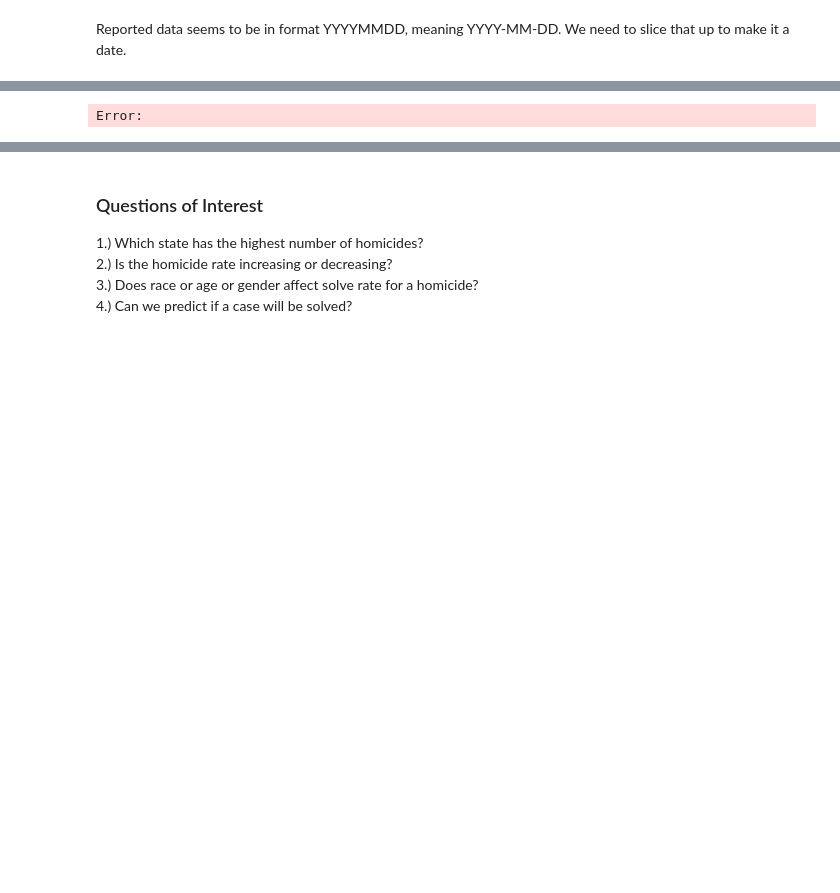
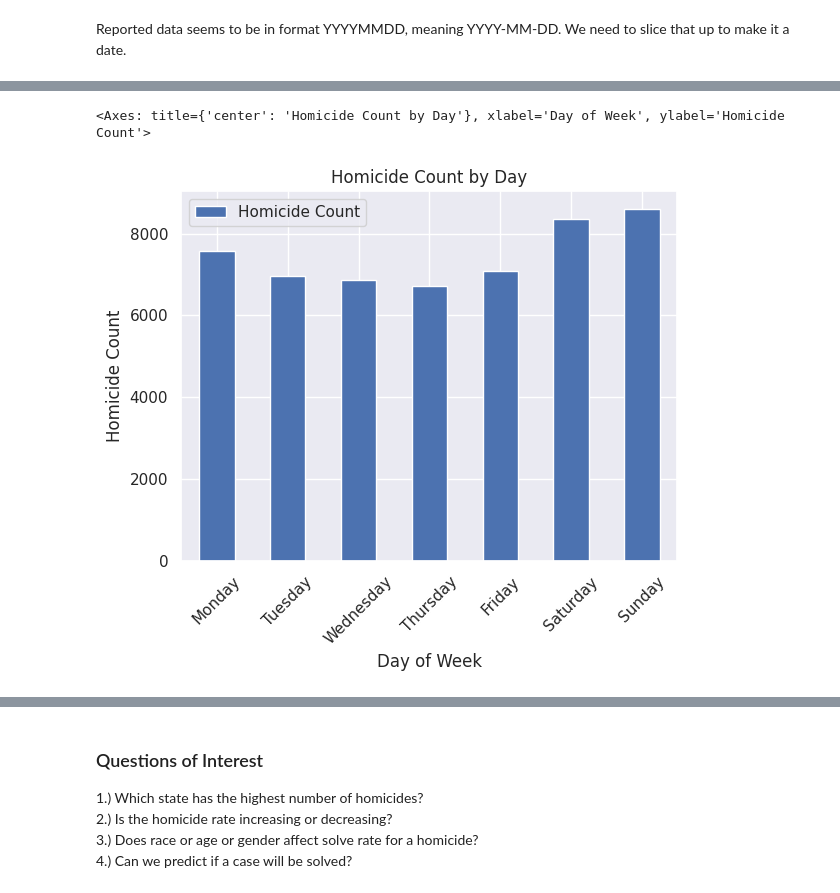
Before and after one commit to mattsthilaire/Weekly-DS-Notebooks, a Jupyter notebook: Week 1 - Homicide Data/Homicide_Data.ipynb, the cells around one changed output, grey strips where cells are left out. Saved outputs shown, nothing was run; the diff lists cells and outputs as text; code cells hidden in the pictures; blank space fills up the shorter version.

```diff
--- a/Week 1 - Homicide Data/Homicide_Data.ipynb
+++ b/Week 1 - Homicide Data/Homicide_Data.ipynb
@@ -107,12 +166,10 @@ Error:
 # %%
-day_name_mapping = {
-    0: "Monday",
-    1: "Tuesday",
-    2: "Wednesday",
-    3: "Thursday",
-    4: "Friday",
-    5: "Saturday",
-    6: "Sunday",
-}
+day_name_mapping = {0: "Monday",
+                    1: "Tuesday",
+                    2: "Wednesday",
+                    3: "Thursday",
+                    4: "Friday",
+                    5: "Saturday",
+                    6: "Sunday",}
 
-day_reverse_mapping = {v: k for k, v in day_name_mapping.items()}
+day_reverse_mapping = {v:k for k,v in day_name_mapping.items()}
@@ -125,4 +178,2 @@ Error:
 # %%
-day_homicides = df.groupby("day_of_week_name", as_index=False).count()[
-    ["day_of_week_name", "uid"]
-]
+day_homicides = df.groupby("day_of_week_name", as_index=False).count()[["day_of_week_name", "uid"]]
@@ -131,3 +180,2 @@ Error:
 # %%
-day_homicides["order"] = day_homicides["day_of_week_name"].map(
-    day_reverse_mapping)
+day_homicides["order"] = day_homicides["day_of_week_name"].map(day_reverse_mapping)
@@ -140,14 +194,16 @@ Error:
 # %%
-day_homicides.sort_values(by="order").rename(columns={"uid": "Homicide Count"}).plot(
-    kind="bar",
-    x="day_of_week_name",
-    y="Homicide Count",
-    xlabel="Day of Week",
-    ylabel="Homicide Count",
-    rot=45,
-    title="Homicide Count by Day",
-)
+day_homicides \
+.sort_values(by="order") \
+.rename(columns={"uid": "Homicide Count"}) \
+.plot(kind="bar",
+      x="day_of_week_name",
+      y="Homicide Count",
+      xlabel="Day of Week",
+      ylabel="Homicide Count",
+      rot=45,
+      title="Homicide Count by Day")
 # %% [output]
-Error:
+<Axes: title={'center': 'Homicide Count by Day'}, xlabel='Day of Week', ylabel='Homicide Count'>
+[figure, added]
 # %%
 df["month_name"] = df["reported_date"].dt.month_name()
```
Also changed, not shown: parts of 136 cells of this notebook.
